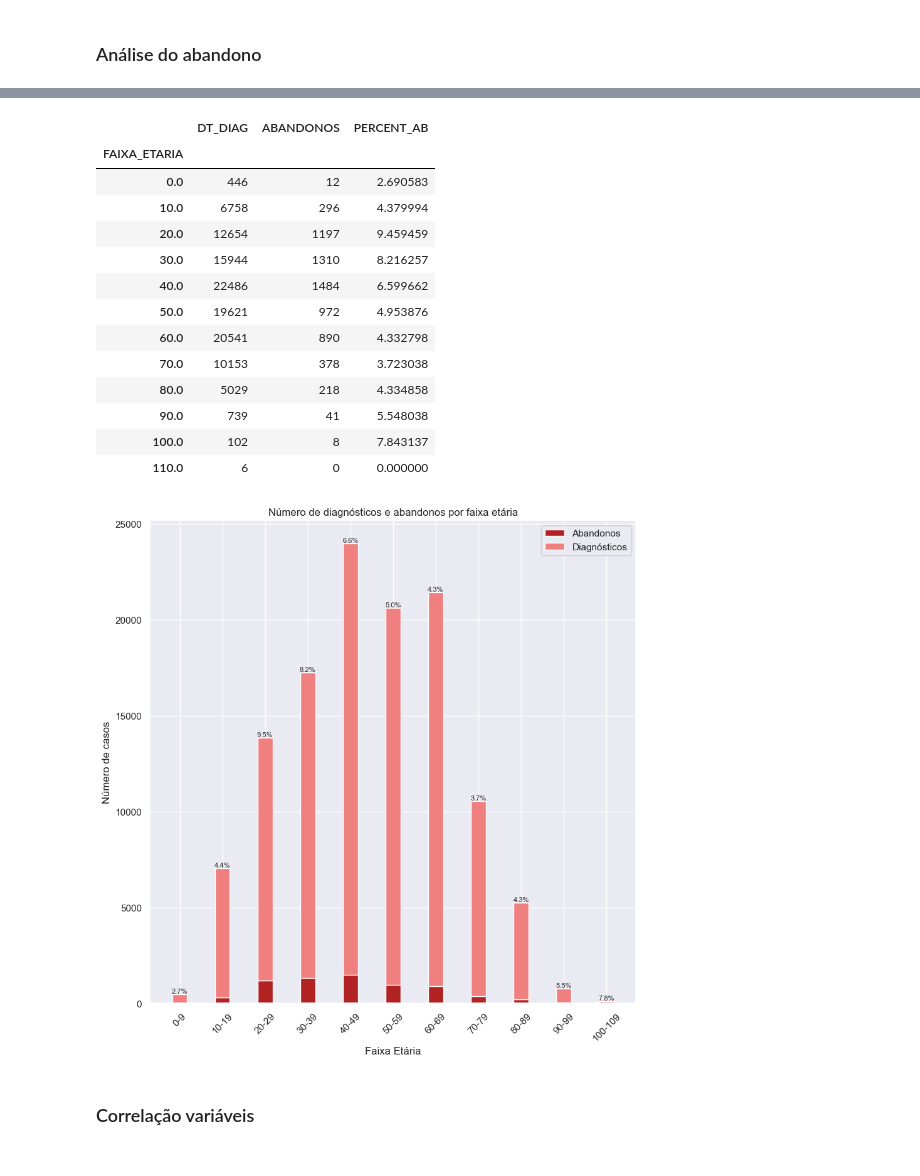
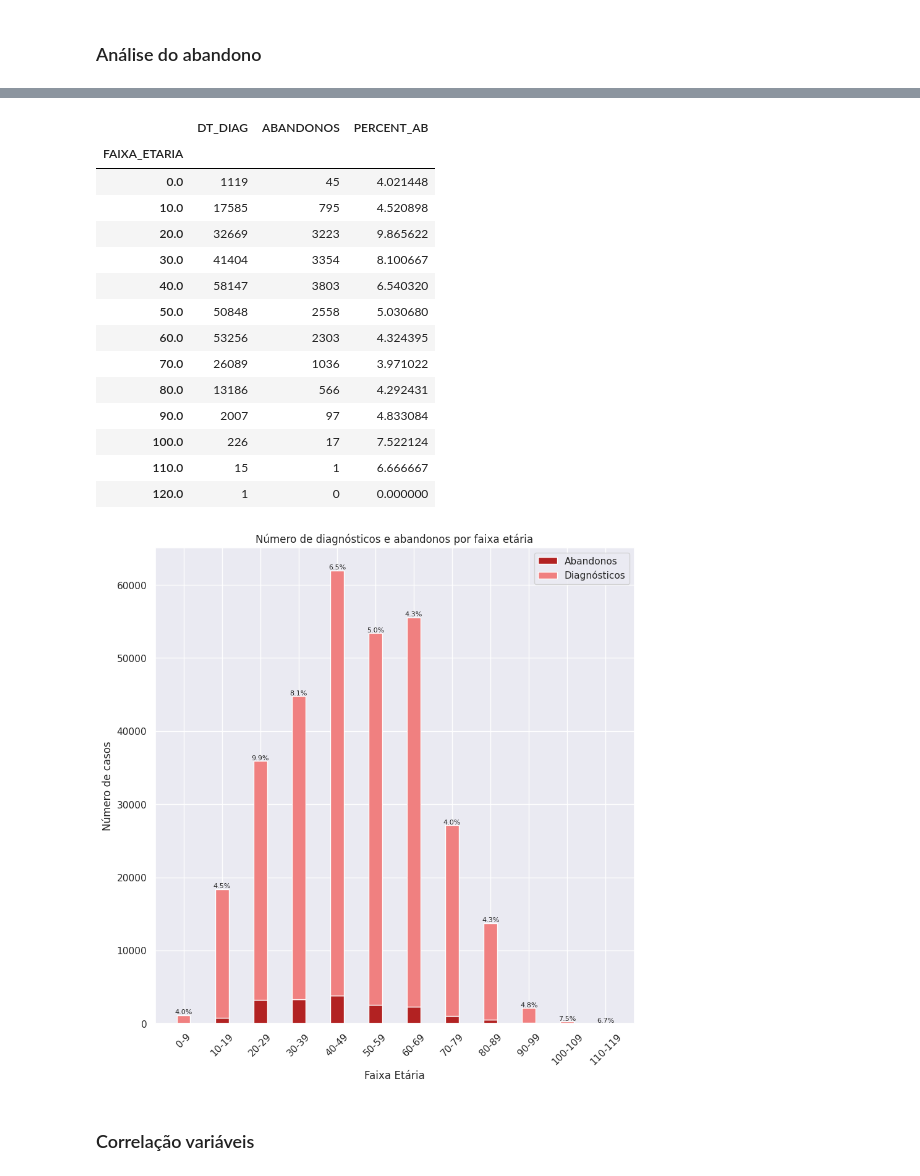
Before and after one commit to datasci4health/projects2023, a Jupyter notebook: hans_project/notebooks/EDA_Hans.ipynb, the cells around one changed output, grey strips where cells are left out. Drawn from its saved outputs; the diff is of its cells as text; code cells hidden in the pictures.

```diff
--- a/hans_project/notebooks/EDA_Hans.ipynb
+++ b/hans_project/notebooks/EDA_Hans.ipynb
@@ -357,6 +366,6 @@ Image(filename='../assets/graficos/graficos_ab.gif')
 # %%
 # Agrupar abandonos por estado
-gp_uf_at = df_hans.groupby(["NU_ANO", "UFATUAL"], group_keys=False)
+gp_uf_at = df_hans.groupby(["ANO_REF", "UFATUAL"], group_keys=False)
 # Conta o número de abandonos
 count_ab = gp_uf_at['TPALTA_N'].apply(lambda x: (x==7).sum())
 # Conta o número de diagnósticos
@@ -428,6 +481,6 @@ Image(filename='../assets/graficos/graficos_ab_uf.gif')
 # %%
 # Agrupar abandonos por sexo
-gp_mf_at = df_hans.groupby(["NU_ANO", "CS_SEXO"], group_keys=False)
+gp_mf_at = df_hans.groupby(["ANO_REF", "CS_SEXO"], group_keys=False)
 # Conta o número de abandonos
 count_ab = gp_mf_at['TPALTA_N'].apply(lambda x: (x==7).sum())
 # Conta o número de diagnósticos
@@ -459,5 +512,5 @@ count_df
 # %%
-years = count_df.index.get_level_values('NU_ANO').unique()
+years = count_df.index.get_level_values('ANO_REF').unique()
 sexes = count_df.index.get_level_values('CS_SEXO').unique()
 
 bar_width = 0.35
@@ -502,5 +555,5 @@ plt.show()
 # %%
-df_hans['IDADE'] = df_hans['NU_ANO'] - df_hans['ANO_NASC']
+df_hans['IDADE'] = df_hans['ANO_REF'] - df_hans['ANO_NASC']
 df_hans['FAIXA_ETARIA'] = np.round(df_hans['IDADE']/10)*10
 gp_idade = df_hans.groupby(["FAIXA_ETARIA"], group_keys=False)
 # Conta o número de abandonos
@@ -515,18 +568,19 @@ count_df
 # %% [output]
 |  | DT_DIAG | ABANDONOS | PERCENT_AB |
 | FAIXA_ETARIA |  |  |  |
-| 0.0 | 446 | 12 | 2.690583 |
-| 10.0 | 6758 | 296 | 4.379994 |
-| 20.0 | 12654 | 1197 | 9.459459 |
-| 30.0 | 15944 | 1310 | 8.216257 |
-| 40.0 | 22486 | 1484 | 6.599662 |
-| 50.0 | 19621 | 972 | 4.953876 |
-| 60.0 | 20541 | 890 | 4.332798 |
-| 70.0 | 10153 | 378 | 3.723038 |
-| 80.0 | 5029 | 218 | 4.334858 |
-| 90.0 | 739 | 41 | 5.548038 |
-| 100.0 | 102 | 8 | 7.843137 |
-| 110.0 | 6 | 0 | 0.000000 |
+| 0.0 | 1119 | 45 | 4.021448 |
+| 10.0 | 17585 | 795 | 4.520898 |
+| 20.0 | 32669 | 3223 | 9.865622 |
+| 30.0 | 41404 | 3354 | 8.100667 |
+| 40.0 | 58147 | 3803 | 6.540320 |
+| 50.0 | 50848 | 2558 | 5.030680 |
+| 60.0 | 53256 | 2303 | 4.324395 |
+| 70.0 | 26089 | 1036 | 3.971022 |
+| 80.0 | 13186 | 566 | 4.292431 |
+| 90.0 | 2007 | 97 | 4.833084 |
+| 100.0 | 226 | 17 | 7.522124 |
+| 110.0 | 15 | 1 | 6.666667 |
+| 120.0 | 1 | 0 | 0.000000 |
 # %%
 years = count_df.index.get_level_values('FAIXA_ETARIA').unique()[:-1]
 
@@ -539,35 +593,35 @@ plt.figure(figsize=(10,10))
 for i, year in enumerate(years):
     aband_bar = plt.bar(r[i],
                         count_df['ABANDONOS'].loc[year],
                         width=bar_width, color=colors[1],
                         label="Abandonos")
     legend_handles.append(aband_bar[0])
 
     diag_bar = plt.bar(r[i],
                        count_df['DT_DIAG'].loc[year],
                        width=bar_width, color=colors[0],
                        label="Diagnósticos",
                        bottom=count_df['ABANDONOS'].loc[year])
     legend_handles.append(diag_bar[0])
 
     total = count_df['ABANDONOS'].loc[year] + count_df['DT_DIAG'].loc[year]
     plt.text(r[i], total,
              f'{count_df["PERCENT_AB"].loc[year]:.1f}%',
              ha='center', va='bottom', fontsize=8)
 
 plt.xlabel("Faixa Etária")
 plt.ylabel("Número de casos")
 plt.title("Número de diagnósticos e abandonos por faixa etária")
 plt.xticks(r, ['0-9', '10-19', '20-29', '30-39', '40-49',
-            '50-59', '60-69', '70-79', '80-89', '90-99', '100-109'])
+            '50-59', '60-69', '70-79', '80-89', '90-99', '100-109', '110-119'])
 plt.xticks(rotation=45)
 
 plt.legend(handles=legend_handles, labels=['Abandonos',
                                            'Diagnósticos'])
 plt.savefig('../assets/graficos/graficos_ab_idade.png')
 plt.show()
 # %% [output]
-[figure, old version]
+[figure, new version]
 # %% [markdown]
 ### Correlação variáveis
 # %% [markdown]
```
Also changed, not shown: parts of 38 cells of this notebook, 44 other files.
